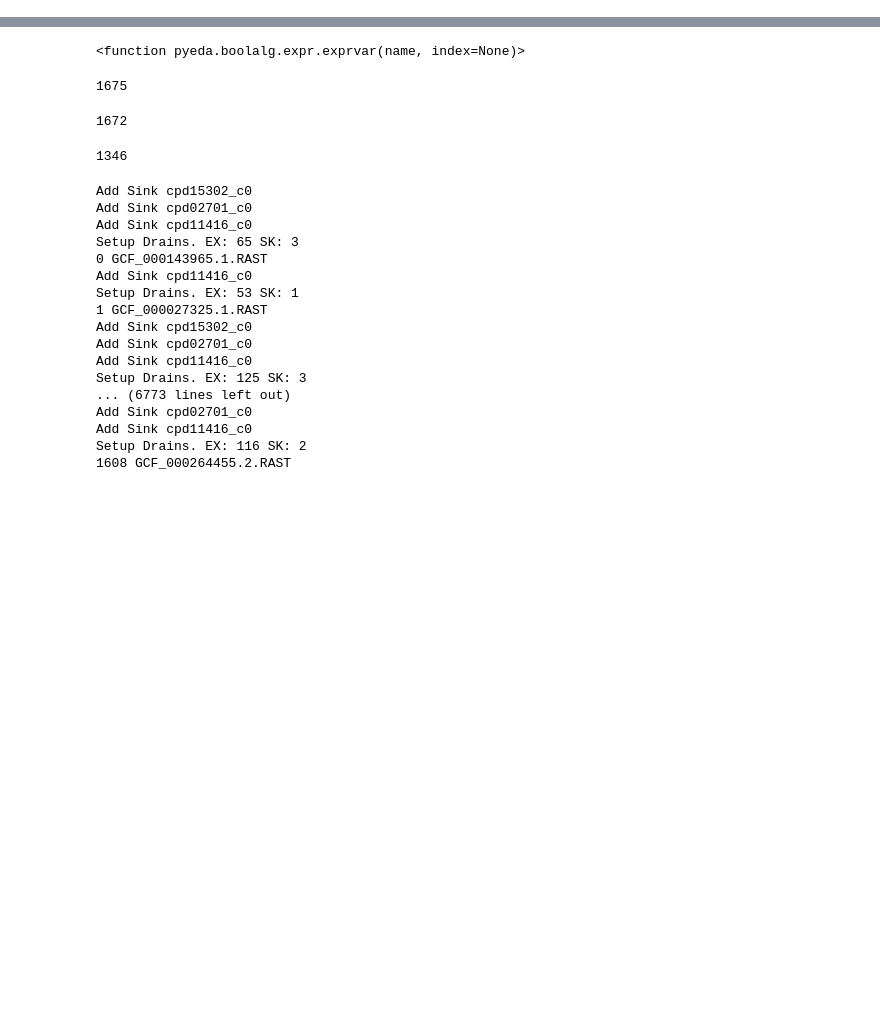
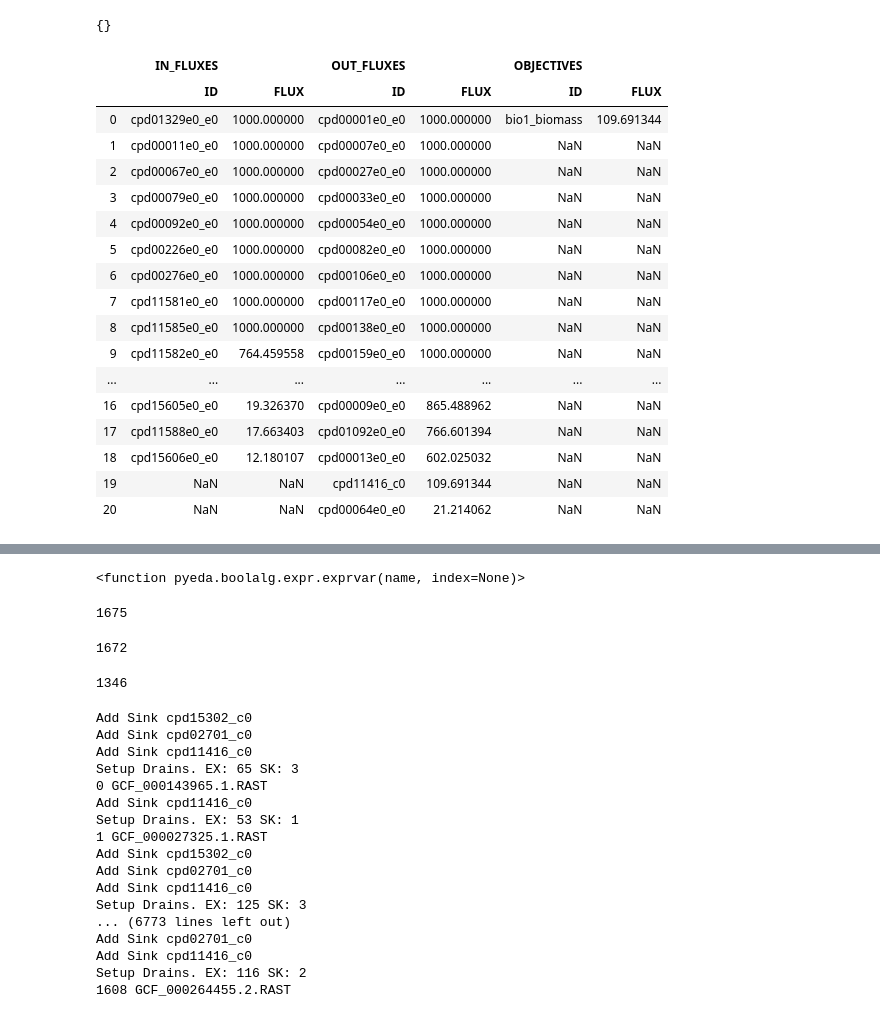
Before and after one commit to Fxe/cobrakbase, a Jupyter notebook: examples/random_stuff/tests.ipynb, the cells around one changed output, grey strips where cells are left out. Saved outputs shown, nothing was run; the diff lists cells and outputs as text; code cells hidden in the pictures; blank space fills up the shorter version.

```diff
--- a/examples/random_stuff/tests.ipynb
+++ b/examples/random_stuff/tests.ipynb
@@ -19,0 +21,6 @@ cobrakbase 0.1.4
+# %%
+fbamodel = None
+data = None
+with open('community_model.json', 'r') as fh:
+    data = json.loads(fh.read())
+    fbamodel = cobrakbase.core.KBaseFBAModel(data)
@@ -19,0 +92,37 @@ cobrakbase 0.1.4
+# %%
+r.annotation
+# %% [output]
+{}
+# %%
+b = cobrakbase.core.converters.KBaseFBAModelToCobraBuilder(fbamodel)
+if 'genome_ref' in fbamodel.data:
+    logging.info(f"Annotating model with genome information: {fbamodel.data['genome_ref']}")
+    #ref = kbase_api.get_object_info_from_ref(fbamodel.data['genome_ref'])
+    #genome_data = kbase_api.get_object(ref.id, ref.ws)
+    #genome = self.dfu.get_objects(
+    #            {'object_refs': [ret['data']['genome_ref']]})['data'][0]['data']
+    #        #adding Genome to the Builder
+    #        builder.with_genome(KBaseGenome(genome))
+model = b.build()
+#print(cobrakbase.annotate_model_with_modelseed(model, modelseed))
+# %%
+model.summary()
+# %% [output]
+|  | IN_FLUXES |  | OUT_FLUXES |  | OBJECTIVES |  |
+|  | ID | FLUX | ID | FLUX | ID | FLUX |
+| 0 | cpd01329e0_e0 | 1000.000000 | cpd00001e0_e0 | 1000.000000 | bio1_biomass | 109.691344 |
+| 1 | cpd00011e0_e0 | 1000.000000 | cpd00007e0_e0 | 1000.000000 | NaN | NaN |
+| 2 | cpd00067e0_e0 | 1000.000000 | cpd00027e0_e0 | 1000.000000 | NaN | NaN |
+| 3 | cpd00079e0_e0 | 1000.000000 | cpd00033e0_e0 | 1000.000000 | NaN | NaN |
+| 4 | cpd00092e0_e0 | 1000.000000 | cpd00054e0_e0 | 1000.000000 | NaN | NaN |
+| 5 | cpd00226e0_e0 | 1000.000000 | cpd00082e0_e0 | 1000.000000 | NaN | NaN |
+| 6 | cpd00276e0_e0 | 1000.000000 | cpd00106e0_e0 | 1000.000000 | NaN | NaN |
+| 7 | cpd11581e0_e0 | 1000.000000 | cpd00117e0_e0 | 1000.000000 | NaN | NaN |
+| 8 | cpd11585e0_e0 | 1000.000000 | cpd00138e0_e0 | 1000.000000 | NaN | NaN |
+| 9 | cpd11582e0_e0 | 764.459558 | cpd00159e0_e0 | 1000.000000 | NaN | NaN |
+| ... | ... | ... | ... | ... | ... | ... |
+| 16 | cpd15605e0_e0 | 19.326370 | cpd00009e0_e0 | 865.488962 | NaN | NaN |
+| 17 | cpd11588e0_e0 | 17.663403 | cpd01092e0_e0 | 766.601394 | NaN | NaN |
+| 18 | cpd15606e0_e0 | 12.180107 | cpd00013e0_e0 | 602.025032 | NaN | NaN |
+| 19 | NaN | NaN | cpd11416_c0 | 109.691344 | NaN | NaN |
+| 20 | NaN | NaN | cpd00064e0_e0 | 21.214062 | NaN | NaN |
```
Also changed, not shown: parts of 45 cells of this notebook, 14 other files.
